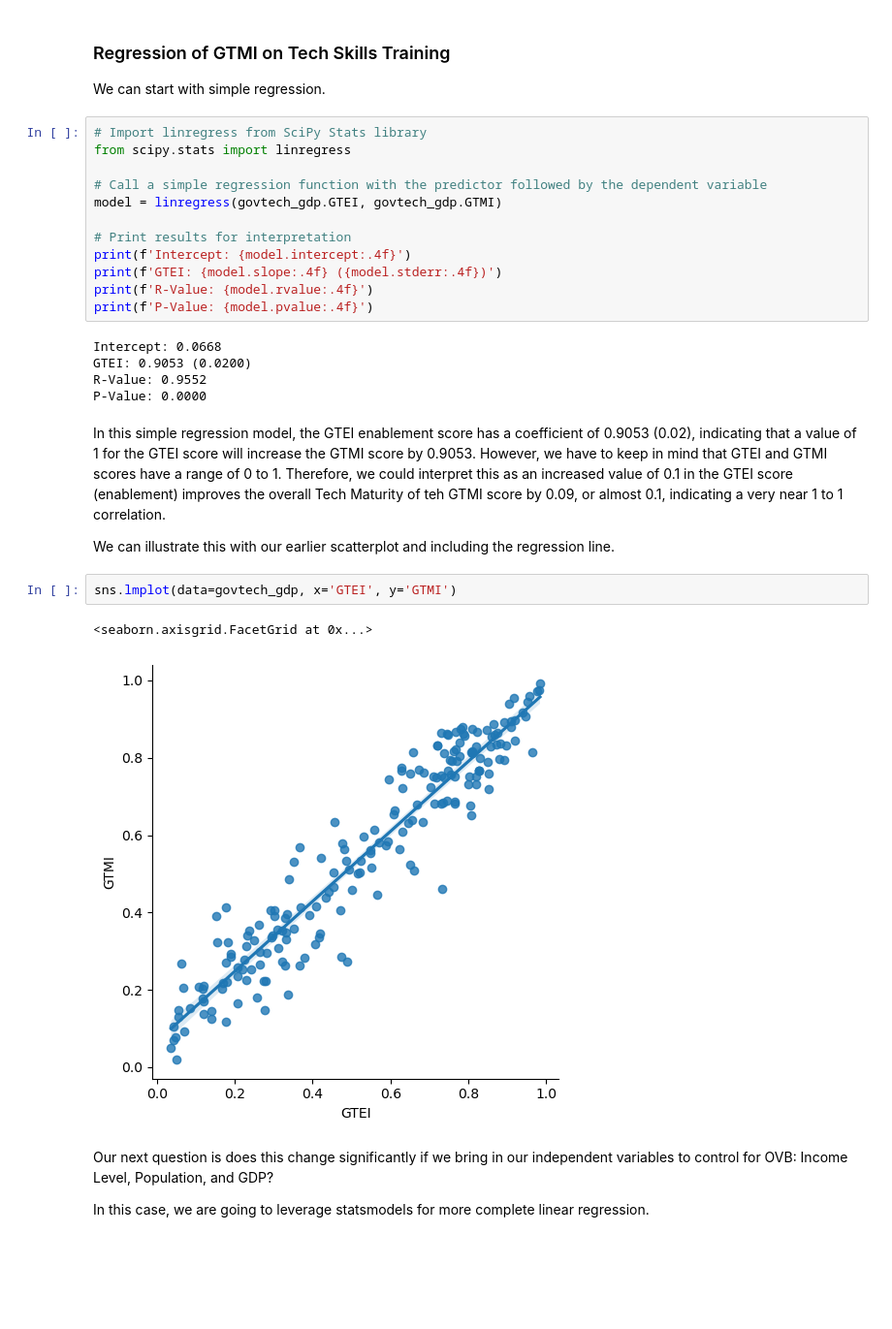
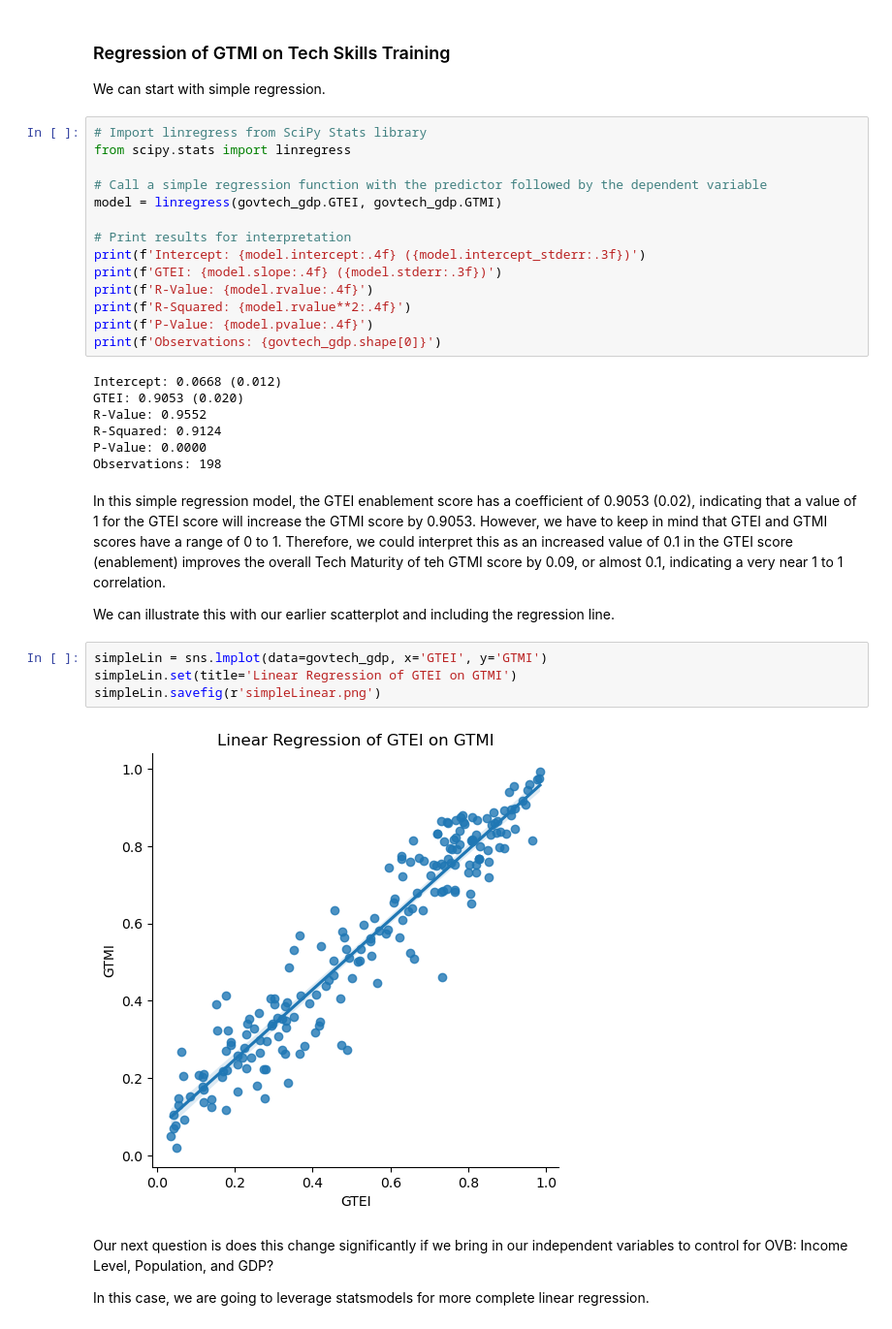
Before and after one commit to jhmorse/GovTechEmployeeTraining, a Jupyter notebook: morse_project_govtech.ipynb, the cells around one changed output. Shown at 97% size. Saved outputs shown, nothing was run; the diff lists cells and outputs as text; blank space fills up the shorter version.

```diff
--- a/morse_project_govtech.ipynb
+++ b/morse_project_govtech.ipynb
@@ -492,24 +511,29 @@ from scipy.stats import linregress
 model = linregress(govtech_gdp.GTEI, govtech_gdp.GTMI)
 
 # Print results for interpretation
-print(f'Intercept: {model.intercept:.4f}')
-print(f'GTEI: {model.slope:.4f} ({model.stderr:.4f})')
+print(f'Intercept: {model.intercept:.4f} ({model.intercept_stderr:.3f})')
+print(f'GTEI: {model.slope:.4f} ({model.stderr:.3f})')
 print(f'R-Value: {model.rvalue:.4f}')
+print(f'R-Squared: {model.rvalue**2:.4f}')
 print(f'P-Value: {model.pvalue:.4f}')
+print(f'Observations: {govtech_gdp.shape[0]}')
 # %% [output]
-Intercept: 0.0668
-GTEI: 0.9053 (0.0200)
+Intercept: 0.0668 (0.012)
+GTEI: 0.9053 (0.020)
 R-Value: 0.9552
+R-Squared: 0.9124
 P-Value: 0.0000
+Observations: 198
 # %% [markdown]
 In this simple regression model, the GTEI enablement score has a coefficient of 0.9053 (0.02), indicating that a value of 1 for the GTEI score will increase the GTMI score by 0.9053. However, we have to keep in mind that GTEI and GTMI scores have a range of 0 to 1. Therefore, we could interpret this as an increased value of 0.1 in the GTEI score (enablement) improves the overall Tech Maturity of teh GTMI score by 0.09, or almost 0.1, indicating a very near 1 to 1 correlation.
 
 We can illustrate this with our earlier scatterplot and including the regression line.
 # %%
-sns.lmplot(data=govtech_gdp, x='GTEI', y='GTMI')
+simpleLin = sns.lmplot(data=govtech_gdp, x='GTEI', y='GTMI')
+simpleLin.set(title='Linear Regression of GTEI on GTMI')
+simpleLin.savefig(r'simpleLinear.png')
 # %% [output]
-<seaborn.axisgrid.FacetGrid at 0x...>
-[figure, old version]
+[figure, new version]
 # %% [markdown]
 Our next question is does this change significantly if we bring in our independent variables to control for OVB: Income Level, Population, and GDP?
 
```
Also changed, not shown: parts of 60 cells of this notebook.
